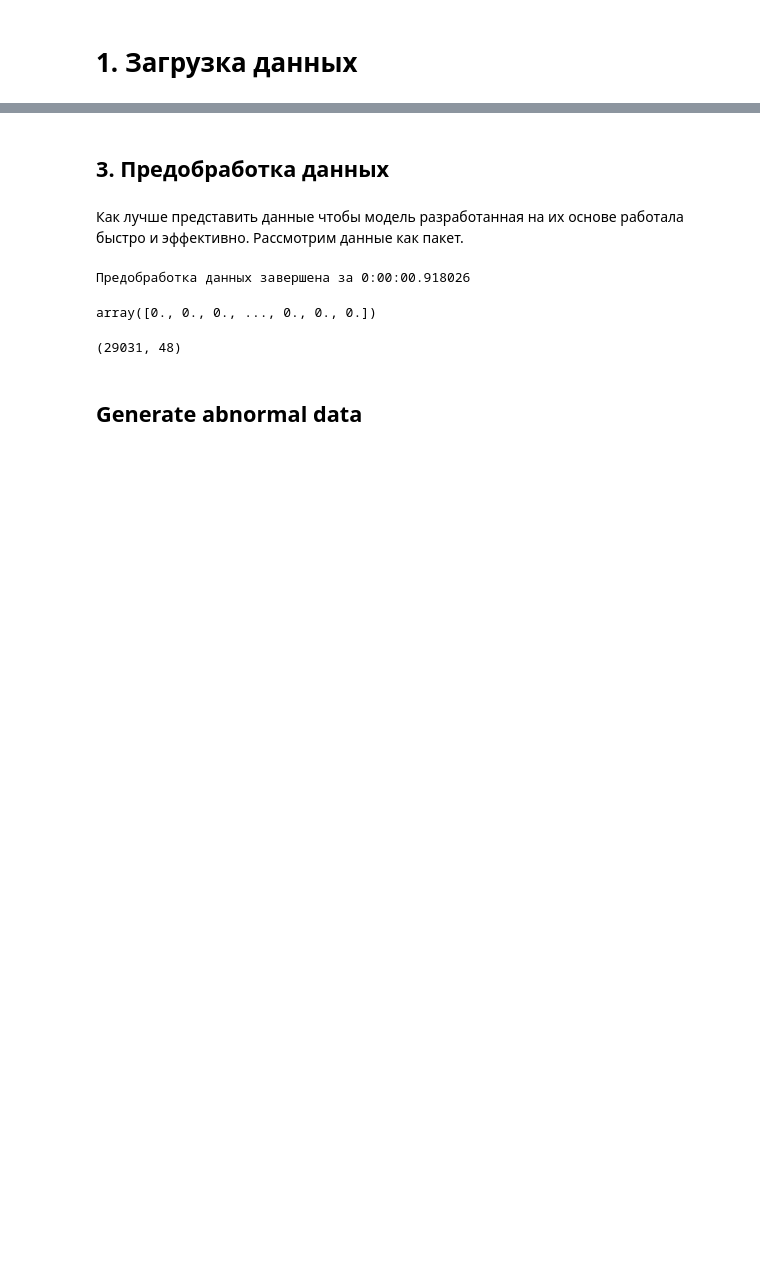
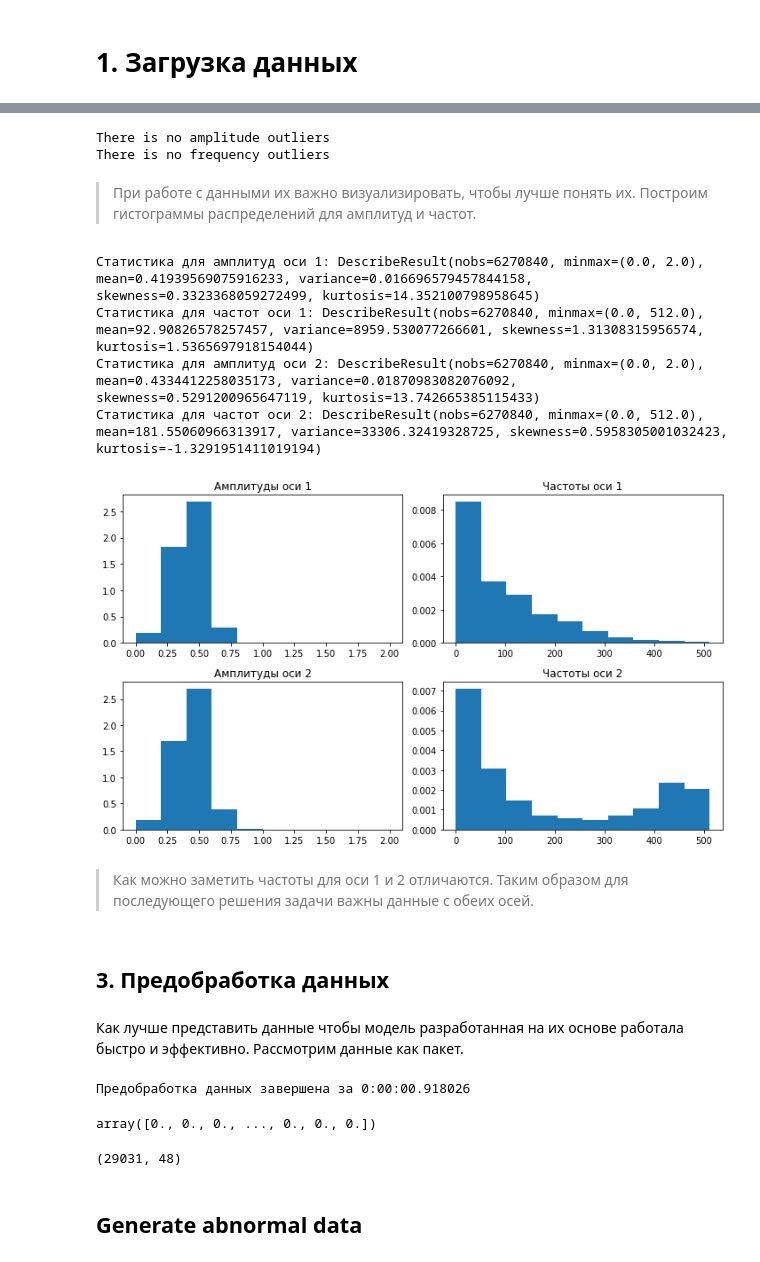
Before and after one commit to SergeiDm/Machine-Learning, a Jupyter notebook: failure_detection.ipynb, the cells around one changed output, grey strips where cells are left out. Cells and saved outputs as stored; diff of their text form; code cells hidden in the pictures; blank space fills up the shorter version.

```diff
--- a/failure_detection.ipynb
+++ b/failure_detection.ipynb
@@ -70,3 +182,66 @@ array([[ 0. ,  0. ,  0. ,  0. ,  0. ,  0. ,  0. ,  0. ,  0. ,  0. ,  0. ,
+# %%
+# Сделать корректировку амплитуд и частот
+# согласно их пороговым значениям
+correct_data = clean_data(correct_data)
+
+# Снова проверить данные на наличие выбросов
+# чтобы убедиться в отсутствии выбросов после корректировки
+check_data_quality(correct_data)
+# %% [output]
+There is no amplitude outliers
+There is no frequency outliers
+# %% [markdown]
+> При работе с данными их важно визуализировать, чтобы лучше понять их.
+Построим гистограммы распределений для амплитуд и частот.
+# %%
+def plot_histogram(data, n=12, figsize=(10, 6)):
+    """ Функция строит гистограмму для частот и амплитуд.
+
+    Параметры
+    ----------
+    data: array. Строки с амплитудами и частотами.
+    n: int. Количество амплитуд и частот в строке в разрезе каждой оси.
+    figsize: tuple. Размер фигуры (ширина, высота).
+
+    Результат
+    -------
+    None.
+    """
+
+    fig, ax = plt.subplots(2, 2, figsize=figsize)
+
+    amplitude = data[:, [list(range(0, n))]].flatten()
+    print(f"Статистика для амплитуд оси 1: {stats.describe(amplitude)}")
+    ax[0][0].hist(amplitude, density=True)
+    ax[0][0].set_title('Амплитуды оси 1')
+
+    frequency = data[:, [list(range(n, 2*n))]].flatten()
+    print(f"Статистика для частот оси 1: {stats.describe(frequency)}")
+    ax[0][1].hist(frequency, density=True)
+    ax[0][1].set_title('Частоты оси 1')
+
+    amplitude = data[:, [list(range(2*n, 3*n))]].flatten()
+    print(f"Статистика для амплитуд оси 2: {stats.describe(amplitude)}")
+    ax[1][0].hist(amplitude, density=True)
+    ax[1][0].set_title('Амплитуды оси 2')
+
+    frequency = data[:, [list(range(3*n, 4*n))]].flatten()
+    print(f"Статистика для частот оси 2: {stats.describe(frequency)}")
+    ax[1][1].hist(frequency, density=True)
+    ax[1][1].set_title('Частоты оси 2')
+
+    fig.tight_layout()
+# %%
+# Построить гистограммы для амплитуд и частот
+plot_histogram(correct_data, n=12, figsize=(10, 6))
+# %% [output]
+Статистика для амплитуд оси 1: DescribeResult(nobs=6270840, minmax=(0.0, 2.0), mean=0.41939569075916233, variance=0.016696579457844158, skewness=0.3323368059272499, kurtosis=14.352100798958645)
+Статистика для частот оси 1: DescribeResult(nobs=6270840, minmax=(0.0, 512.0), mean=92.90826578257457, variance=8959.530077266601, skewness=1.31308315956574, kurtosis=1.5365697918154044)
+Статистика для амплитуд оси 2: DescribeResult(nobs=6270840, minmax=(0.0, 2.0), mean=0.4334412258035173, variance=0.01870983082076092, skewness=0.5291200965647119, kurtosis=13.742665385115433)
+Статистика для частот оси 2: DescribeResult(nobs=6270840, minmax=(0.0, 512.0), mean=181.55060966313917, variance=33306.32419328725, skewness=0.5958305001032423, kurtosis=-1.3291951411019194)
+[figure, added]
+# %% [markdown]
+> Как можно заметить частоты для оси 1 и 2 отличаются. Таким образом для последующего решения задачи важны данные с обеих осей.
 # %% [markdown]
 ## 3. Предобработка данных
 # %% [markdown]
```
Also changed, not shown: parts of 14 cells of this notebook.
